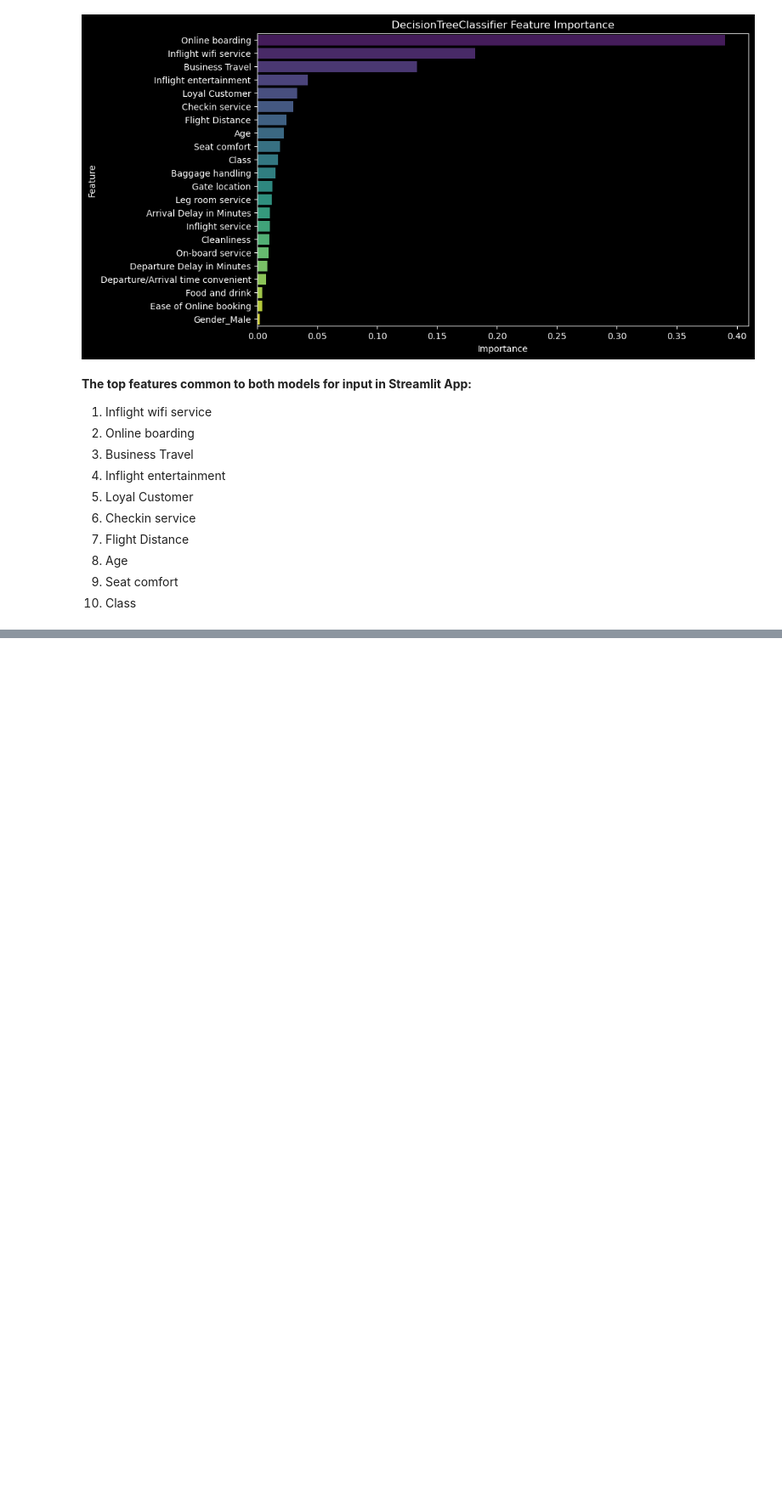
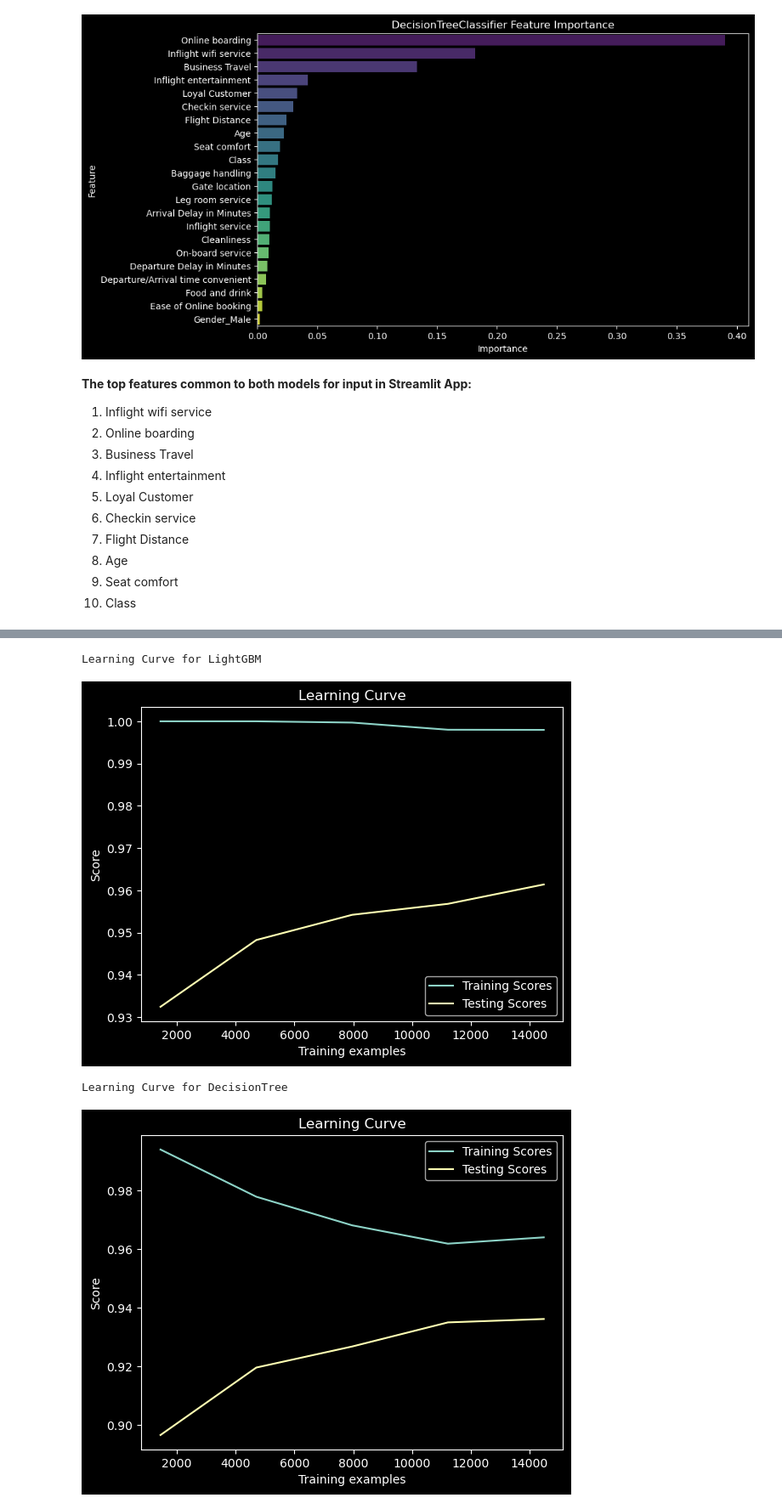
Before and after one commit to hannahcanon09/ML-classification-app, a Jupyter notebook: notebook/ml.ipynb, the cells around one changed output, grey strips where cells are left out. Shown at 85% size. Drawn from its saved outputs; the diff is of its cells as text; code cells hidden in the pictures; blank space fills up the shorter version.

```diff
--- a/notebook/ml.ipynb
+++ b/notebook/ml.ipynb
@@ -338,0 +523,37 @@ plot_feature_importance(dec_tree_feature_importance, title='DecisionTreeClassifi
+# %%
+import numpy as np
+import matplotlib.pyplot as plt
+from sklearn.model_selection import learning_curve
+
+# Learning curves
+def plot_learning_curves (estimator, X, y, scoring):
+
+    train_sizes, train_scores, test_scores = learning_curve(
+        estimator, X, y,
+        cv = 5,
+        train_sizes = np.linspace (0.1, 1.0, 5),
+        scoring = scoring
+    )
+
+    train_scores_mean = np.mean (train_scores, axis = 1)
+    test_scores_mean = np.mean (test_scores, axis = 1)
+
+    plt.plot (train_sizes, train_scores_mean, label = 'Training Scores')
+    plt.plot (train_sizes, test_scores_mean, label = 'Testing Scores')
+
+    plt.title ('Learning Curve')
+    plt.xlabel ('Training examples')
+    plt.ylabel ('Score')
+    plt.legend (loc = 'best')
+    plt.grid (False)
+    plt.show()
+
+# Call the function as a loop
+for model_name, best_model in best_models.items():
+    print (f'Learning Curve for {model_name}')
+    plot_learning_curves(best_model, X_train_balanced, y_train_balanced, scoring = 'accuracy')
+# %% [output]
+Learning Curve for LightGBM
+[figure, added]
+Learning Curve for DecisionTree
+[figure, added]
```
Also changed, not shown: parts of 10 cells of this notebook.
